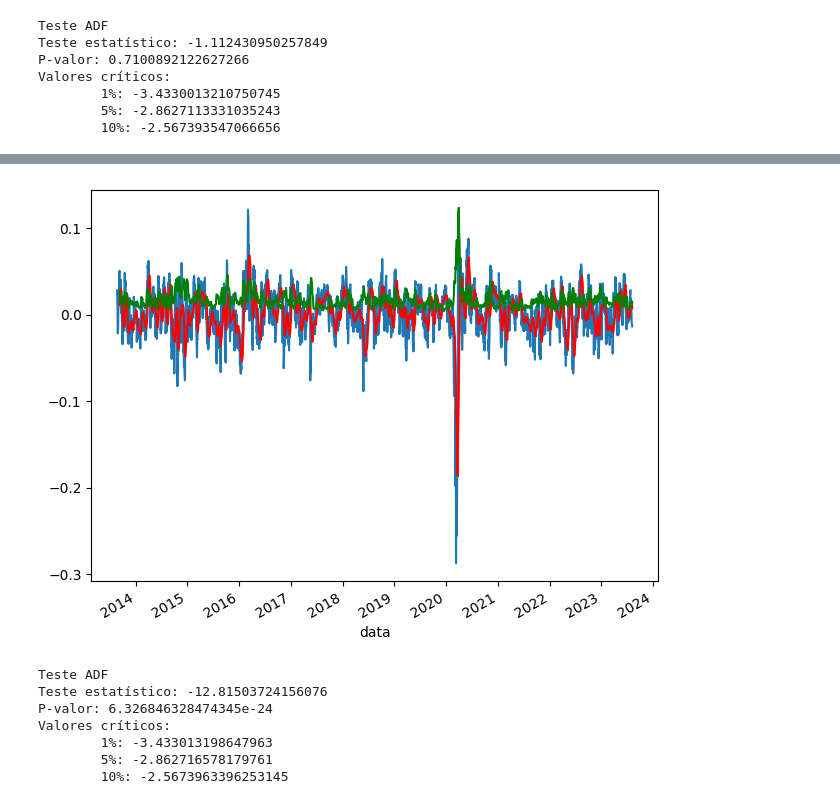
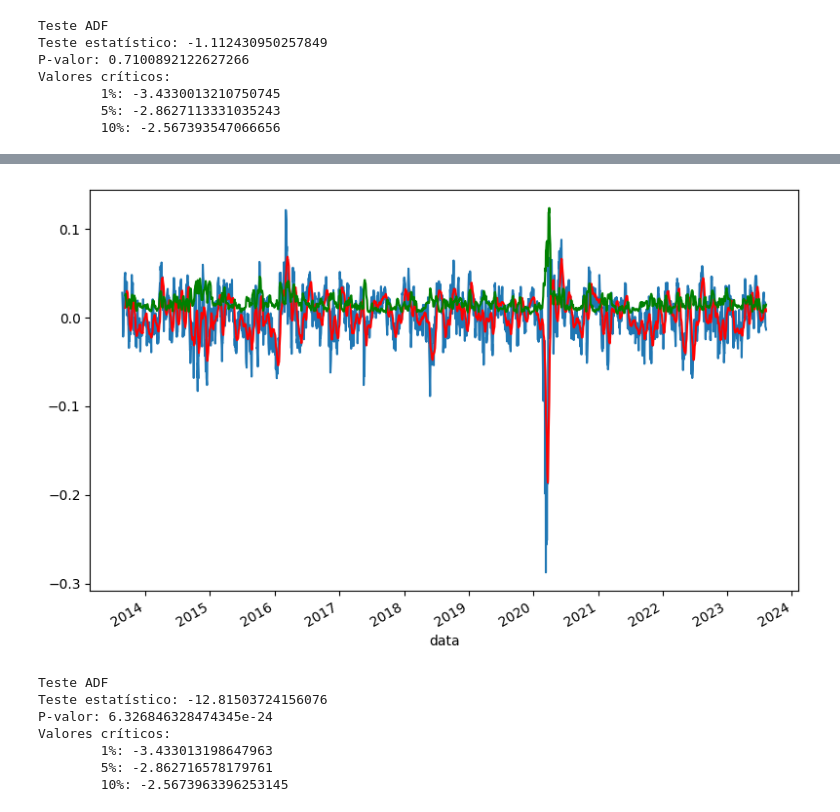
Before and after one commit to jorgeplatero/postech_techchallenge_fase_2, a Jupyter notebook: notebook.ipynb, the cells around one changed output, grey strips where cells are left out. Cells and saved outputs as stored; diff of their text form; code cells hidden in the pictures.

```diff
--- a/notebook.ipynb
+++ b/notebook.ipynb
@@ -250,15 +250,15 @@ plt.tight_layout()
 # %%
 df_s = (df_log - ma_log).dropna()
 ma_s = df_s.rolling(12).mean()
 std_s = df_s.rolling(12).std()
 
-f, ax = plt.subplots()
+f, ax = plt.subplots(figsize=(8,5))
 df_s.plot(ax = ax, legend = False)
 ma_s.plot(ax = ax, legend = False, color = 'r')
 std_s.plot(ax = ax, legend = False, color = 'g')
 plt.tight_layout()
 # %% [output]
-[figure, old version]
+[figure, new version]
 # %%
 X_s = df_s.ultimo.values
 
```
Also changed, not shown: parts of 13 cells of this notebook.
